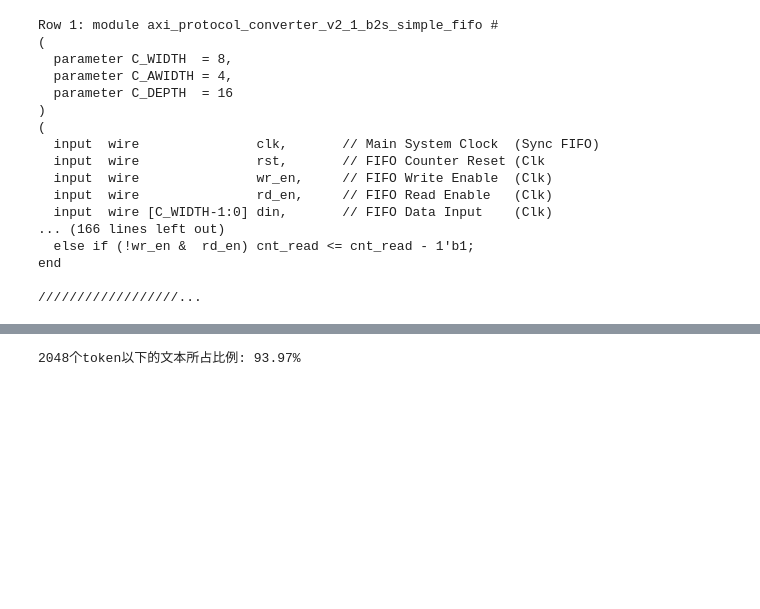
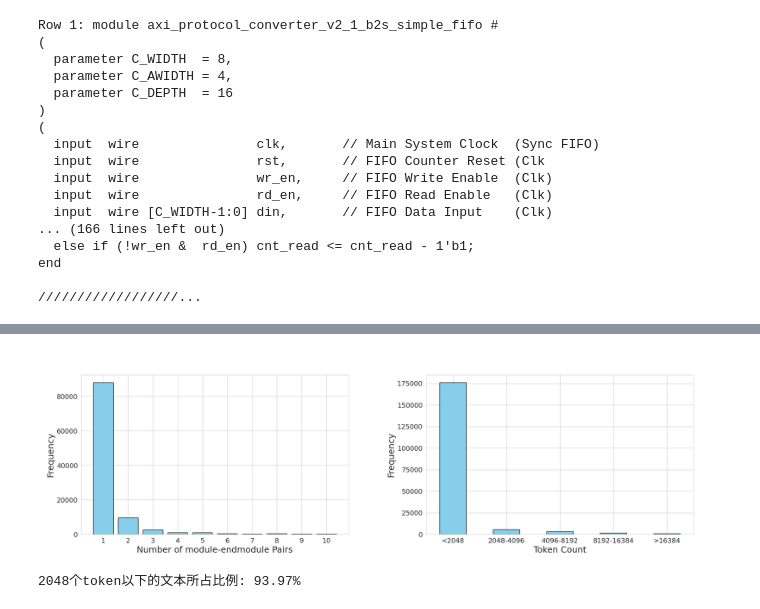
Before and after one commit to hello-eternity/RTLDATA, a Jupyter notebook: dataprocess.ipynb, the cells around one changed output, grey strips where cells are left out. Saved outputs shown, nothing was run; the diff lists cells and outputs as text; code cells hidden in the pictures; blank space fills up the shorter version.

```diff
--- a/dataprocess.ipynb
+++ b/dataprocess.ipynb
@@ -292,3 +323,22 @@ plt.show()
+# %%
+from PIL import Image
+
+# 打开两张图片
+image1 = Image.open('module.png')
+image2 = Image.open('token.png')  # 这里假设两张图片是一样的
+
+# 创建新的图片，宽度是原图两倍，高度不变
+new_image = Image.new('RGB', (2 * image1.width, image1.height))
+
+# 将两张图片拼接到新图片上
+new_image.paste(image1, (0, 0))
+new_image.paste(image2, (image1.width, 0))
+
+# 保存或显示新图片
+new_image.save('combined_image.png')  # 保存
+new_image.show()  # 显示
+# %% [output]
+[figure, added]
 # %%
 # 计算token数量小于2048的行数
 num_less_than_2048 = df[df['token_count'] < 2048].shape[0]
```
Also changed, not shown: parts of 7 cells of this notebook, 7 other files.
